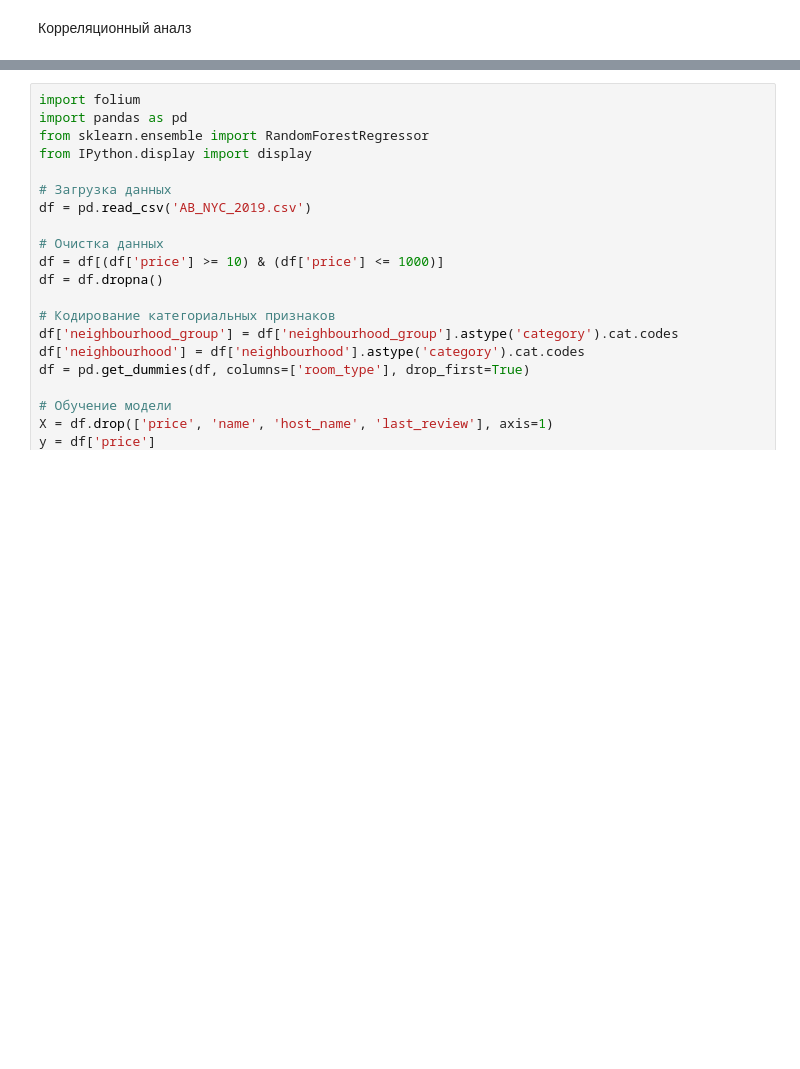
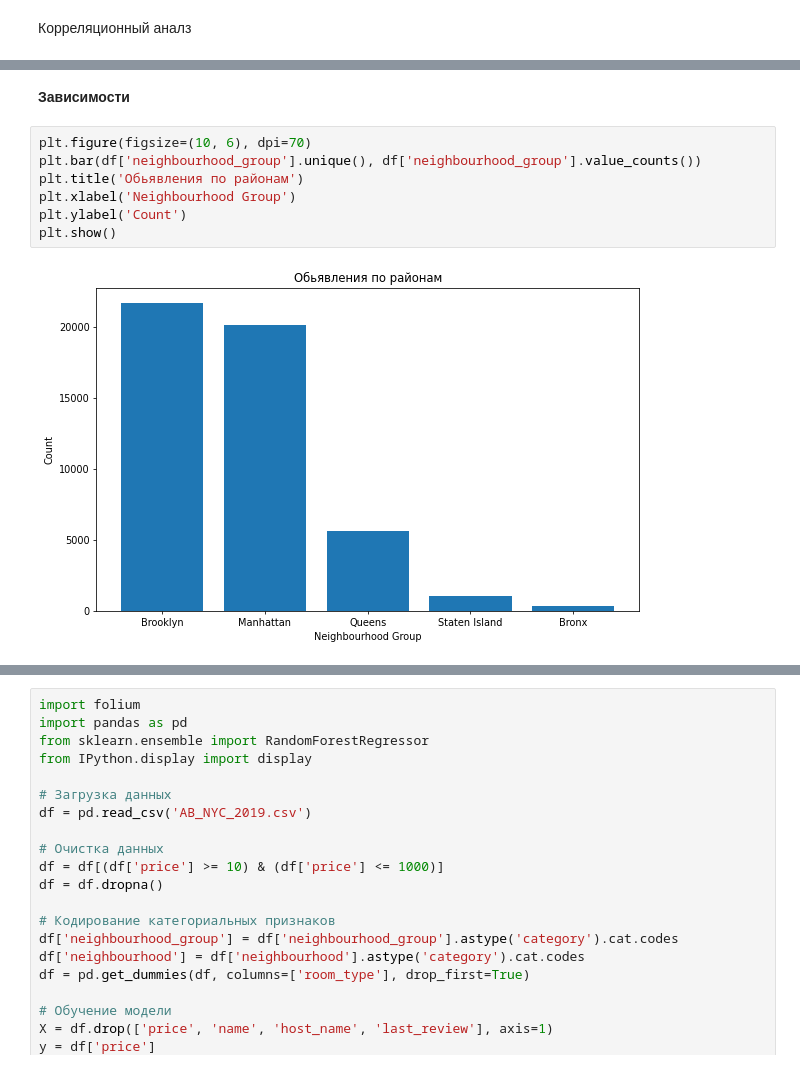
Before and after one commit to Plashka320/Stat_prack_HW_VyuzhaninPD_2025, a Jupyter notebook: itogovaya_pabota.ipynb, the cells around one changed output, grey strips where cells are left out. Saved outputs shown, nothing was run; the diff lists cells and outputs as text; blank space fills up the shorter version.

```diff
--- a/itogovaya_pabota.ipynb
+++ b/itogovaya_pabota.ipynb
@@ -241,0 +244,11 @@ plt.show()
+# %% [markdown]
+**Зависимости**
+# %%
+plt.figure(figsize=(10, 6), dpi=70)
+plt.bar(df['neighbourhood_group'].unique(), df['neighbourhood_group'].value_counts())
+plt.title('Обьявления по районам')
+plt.xlabel('Neighbourhood Group')
+plt.ylabel('Count')
+plt.show()
+# %% [output]
+[figure, added]
```
Also changed, not shown: parts of 25 cells of this notebook.
